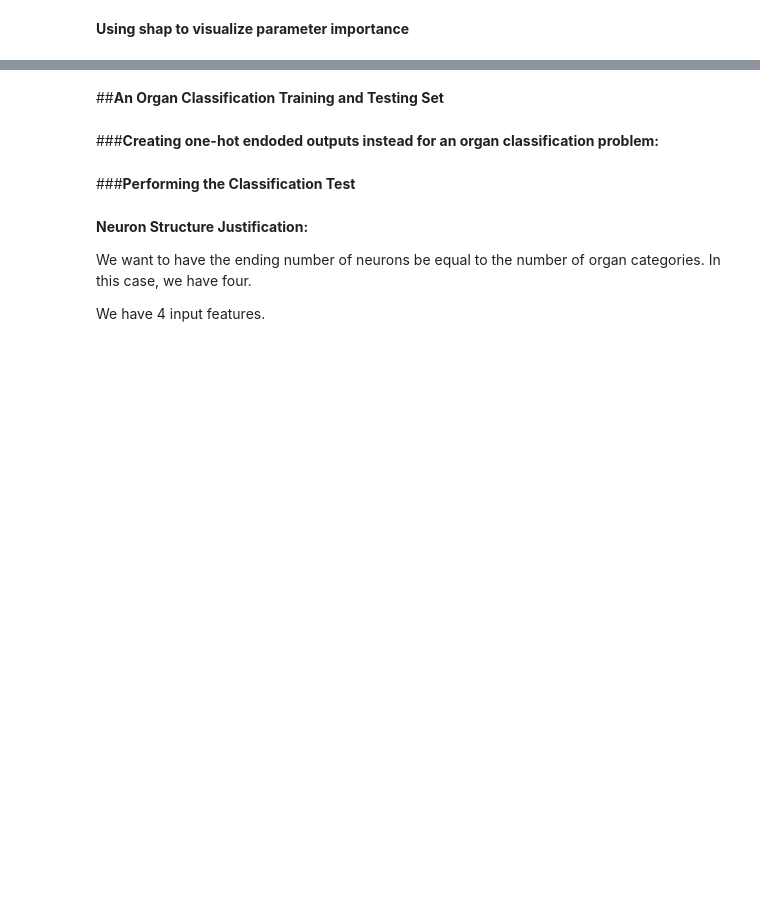
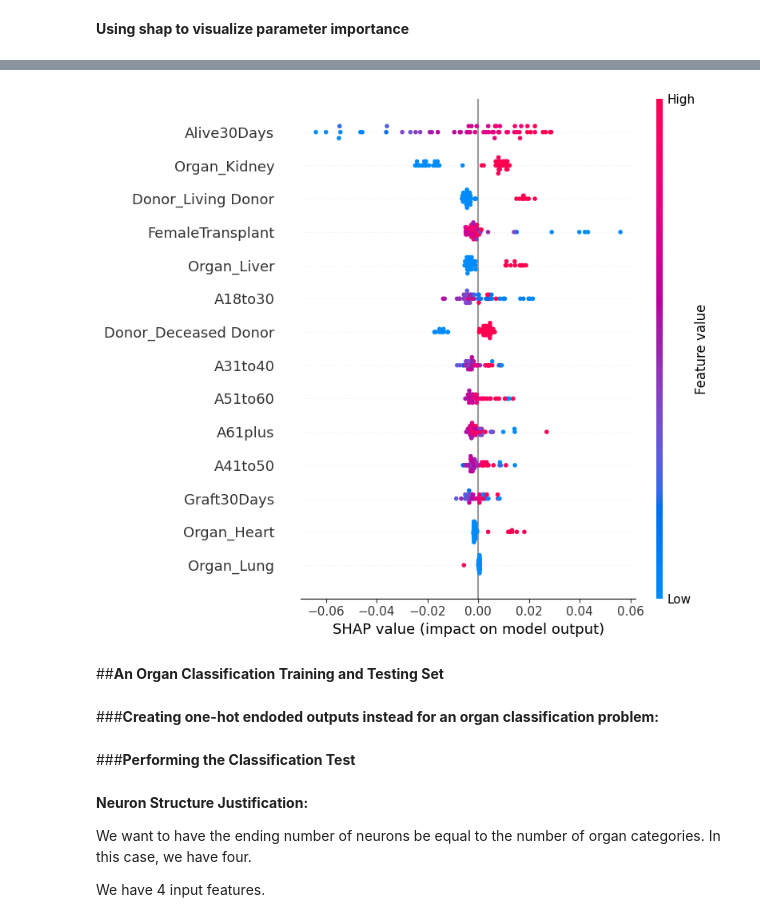
Before and after one commit to clbony/BDSCapstoneGrp12, a Jupyter notebook: Capstone_Group_12_v2.ipynb, the cells around one changed output, grey strips where cells are left out. Saved outputs shown, nothing was run; the diff lists cells and outputs as text; code cells hidden in the pictures; blank space fills up the shorter version.

```diff
--- a/Capstone_Group_12_v2.ipynb
+++ b/Capstone_Group_12_v2.ipynb
@@ -1483,3 +1463,8 @@ Text(0.5, 1.0, 'huh')
+# %%
+# plotting a mean shap plot
+shap.summary_plot(shap_values, samples_test)
+# %% [output]
+[figure, added]
 # %% [markdown]
 ##**An Organ Classification Training and Testing Set**
 # %% [markdown]
```
Also changed, not shown: parts of 13 cells of this notebook.
